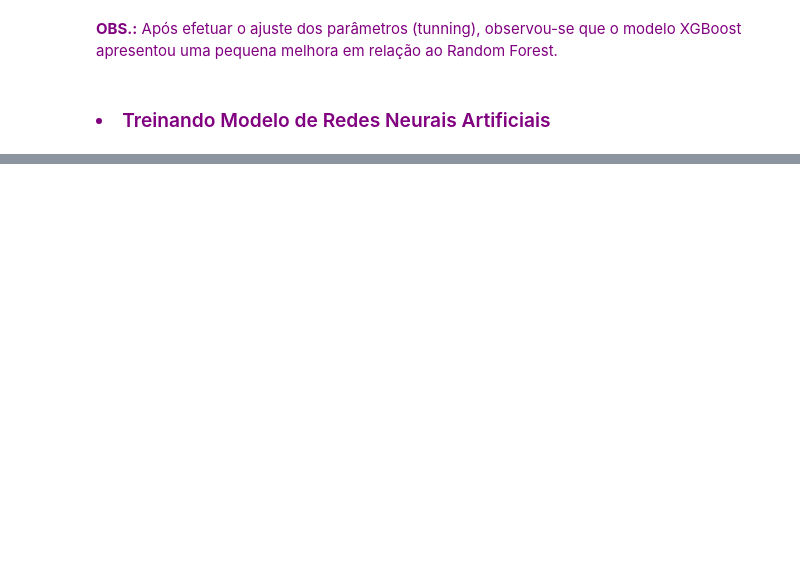
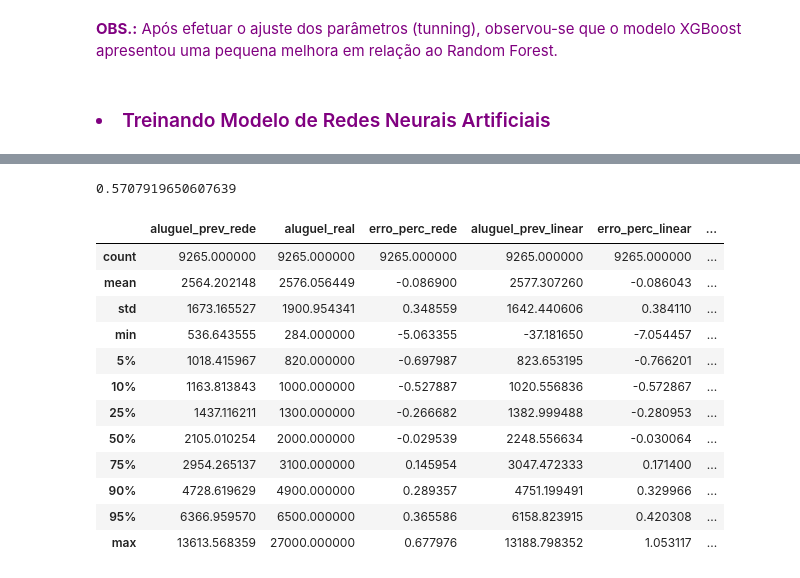
Before and after one commit to fabiollg/PI-4_Predicao_Valores_Imoveis_SJC, a Jupyter notebook: PI_4_Predicao_Valores_Imoveis_SJC.ipynb, the cells around one changed output, grey strips where cells are left out. Drawn from its saved outputs; the diff is of its cells as text; code cells hidden in the pictures; blank space fills up the shorter version.

```diff
--- a/PI_4_Predicao_Valores_Imoveis_SJC.ipynb
+++ b/PI_4_Predicao_Valores_Imoveis_SJC.ipynb
@@ -941,0 +948,10 @@ dados_recuperados.head()
+# %%
+# Avaliando os resultados
+test_pred_rede_array = rede.predict(x_std_test)
+test_pred = pd.DataFrame(test_pred_rede_array, columns= ['aluguel_prev_rede'])
+y_test_frame = pd.DataFrame(y_test)
+y_test_frame.index = range(9265)
+
+test_pred['aluguel_real'] = y_test_frame['aluguel']
+test_pred['erro_perc_rede'] = (test_pred['aluguel_real'] - test_pred['aluguel_prev_rede']) / test_pred['aluguel_real']
+display(test_pred)
@@ -941,0 +981,13 @@ dados_recuperados.head()
+# %%
+# Adicionando colunas com valores previstos pelo modelo de Regressão Linear
+test_pred['aluguel_prev_linear'] = test_pred_lin
+test_pred['erro_perc_linear'] = (test_pred['aluguel_real'] - test_pred['aluguel_prev_linear']) / test_pred['aluguel_real']
+# Adicionando colunas com valores previstos pelo modelo de Regressão RANSAC
+test_pred['aluguel_prev_ransac'] = test_pred_ran
+test_pred['erro_perc_ransac'] = (test_pred['aluguel_real'] - test_pred['aluguel_prev_ransac']) / test_pred['aluguel_real']
+# Adicionando colunas com valores previstos pelo modelo de Regressão Random Forest
+test_pred['aluguel_prev_rf'] = test_pred_rf
+test_pred['erro_perc_rf'] = (test_pred['aluguel_real'] - test_pred['aluguel_prev_rf']) / test_pred['aluguel_real']
+# Adicionando colunas com valores previstos pelo modelo de Regressão XGBoost
+test_pred['aluguel_prev_xgb'] = test_pred_xgb
+test_pred['erro_perc_xgb'] = (test_pred['aluguel_real'] - test_pred['aluguel_prev_xgb']) / test_pred['aluguel_real']
@@ -941,0 +1012,20 @@ dados_recuperados.head()
+# %%
+max(test_pred['erro_perc_xgb'])
+# %% [output]
+0.5707919650607639
+# %%
+test_pred.describe(percentiles=[0.05,0.10,0.25,0.50,0.75,0.90,0.95])
+# %% [output]
+|  | aluguel_prev_rede | aluguel_real | erro_perc_rede | aluguel_prev_linear | erro_perc_linear | ... |
+| count | 9265.000000 | 9265.000000 | 9265.000000 | 9265.000000 | 9265.000000 | ... |
+| mean | 2564.202148 | 2576.056449 | -0.086900 | 2577.307260 | -0.086043 | ... |
+| std | 1673.165527 | 1900.954341 | 0.348559 | 1642.440606 | 0.384110 | ... |
+| min | 536.643555 | 284.000000 | -5.063355 | -37.181650 | -7.054457 | ... |
+| 5% | 1018.415967 | 820.000000 | -0.697987 | 823.653195 | -0.766201 | ... |
+| 10% | 1163.813843 | 1000.000000 | -0.527887 | 1020.556836 | -0.572867 | ... |
+| 25% | 1437.116211 | 1300.000000 | -0.266682 | 1382.999488 | -0.280953 | ... |
+| 50% | 2105.010254 | 2000.000000 | -0.029539 | 2248.556634 | -0.030064 | ... |
+| 75% | 2954.265137 | 3100.000000 | 0.145954 | 3047.472333 | 0.171400 | ... |
+| 90% | 4728.619629 | 4900.000000 | 0.289357 | 4751.199491 | 0.329966 | ... |
+| 95% | 6366.959570 | 6500.000000 | 0.365586 | 6158.823915 | 0.420308 | ... |
+| max | 13613.568359 | 27000.000000 | 0.677976 | 13188.798352 | 1.053117 | ... |
```
Also changed, not shown: parts of 21 cells of this notebook.
